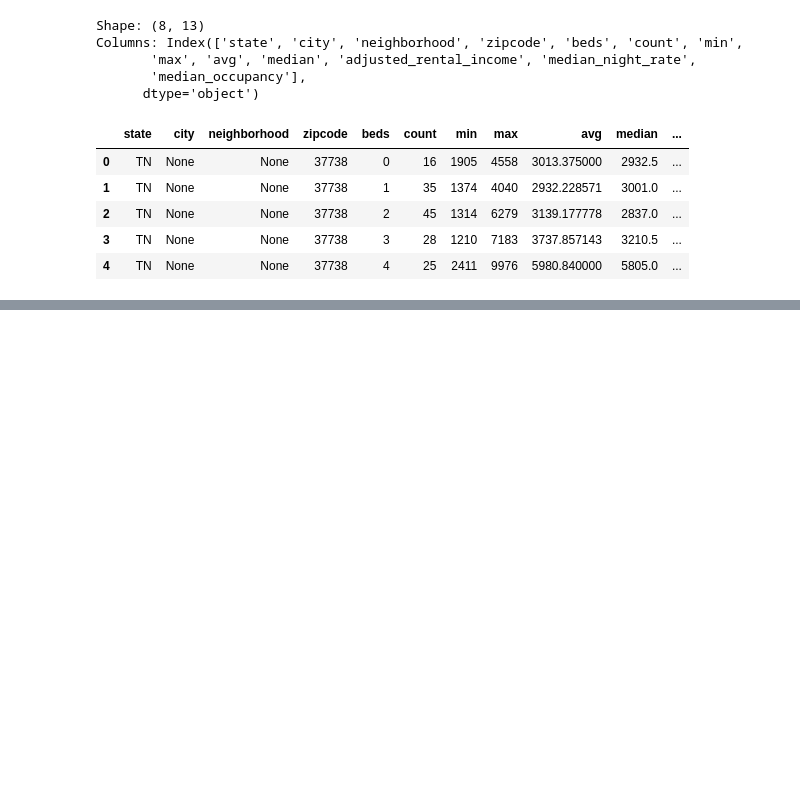
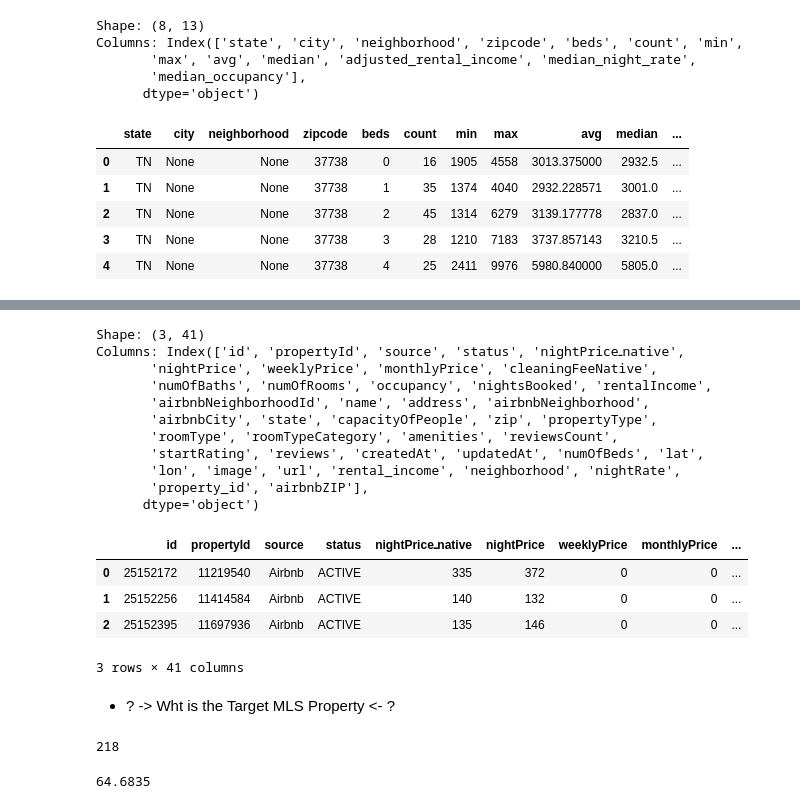
Before and after one commit to taylor-curran/discover-realestate-data, a Jupyter notebook: notebooks/discover_data.ipynb, the cells around one changed output, grey strips where cells are left out. Drawn from its saved outputs; the diff is of its cells as text; code cells hidden in the pictures; blank space fills up the shorter version.

Commit message:
Mashvisor Data Audit Complete and Ready for Meeting on Tues

```diff
--- a/notebooks/discover_data.ipynb
+++ b/notebooks/discover_data.ipynb
@@ -481,0 +464,56 @@ Columns: Index(['state', 'city', 'neighborhood', 'zipcode', 'beds', 'count', 'mi
+# %%
+# INVESTMENT ANALYSIS
+# Build Query URL - Get Airbnb Comparable Listings
+
+url_beginning = "https://mashvisor-api.p.rapidapi.com"
+url_ending = "/neighborhood/" + str(tn_nb_id) + "/airbnb/details"
+
+url = url_beginning + url_ending
+
+# Tennessee
+querystring = {
+    "state": "TN",
+    "id": tn_nb_id
+               }
+
+# Request
+
+response = requests.request("GET", url, headers=headers, params=querystring)
+json_response = response.json()
+
+content = json_response['content']['properties']
+
+# Build Dataframe
+
+df = pd.DataFrame(content)
+
+print("Shape:", df.shape)
+print("Columns:", df.columns)
+df.head()
+# %% [output]
+Shape: (3, 41)
+Columns: Index(['id', 'propertyId', 'source', 'status', 'nightPriceـnative',
+       'nightPrice', 'weeklyPrice', 'monthlyPrice', 'cleaningFeeNative',
+       'numOfBaths', 'numOfRooms', 'occupancy', 'nightsBooked', 'rentalIncome',
+       'airbnbNeighborhoodId', 'name', 'address', 'airbnbNeighborhood',
+       'airbnbCity', 'state', 'capacityOfPeople', 'zip', 'propertyType',
+       'roomType', 'roomTypeCategory', 'amenities', 'reviewsCount',
+       'startRating', 'reviews', 'createdAt', 'updatedAt', 'numOfBeds', 'lat',
+       'lon', 'image', 'url', 'rental_income', 'neighborhood', 'nightRate',
+       'property_id', 'airbnbZIP'],
+      dtype='object')
+|  | id | propertyId | source | status | nightPriceـnative | nightPrice | weeklyPrice | monthlyPrice | ... |
+| 0 | 25152172 | 11219540 | Airbnb | ACTIVE | 335 | 372 | 0 | 0 | ... |
+| 1 | 25152256 | 11414584 | Airbnb | ACTIVE | 140 | 132 | 0 | 0 | ... |
+| 2 | 25152395 | 11697936 | Airbnb | ACTIVE | 135 | 146 | 0 | 0 | ... |
+3 rows × 41 columns
+# %% [markdown]
+- ? -> Wht is the Target MLS Property <- ?
+# %%
+json_response['content']['num_of_properties']
+# %% [output]
+218
+# %%
+json_response['content']['avg_occupancy']
+# %% [output]
+64.6835
```
Also changed, not shown: parts of 21 cells of this notebook.
